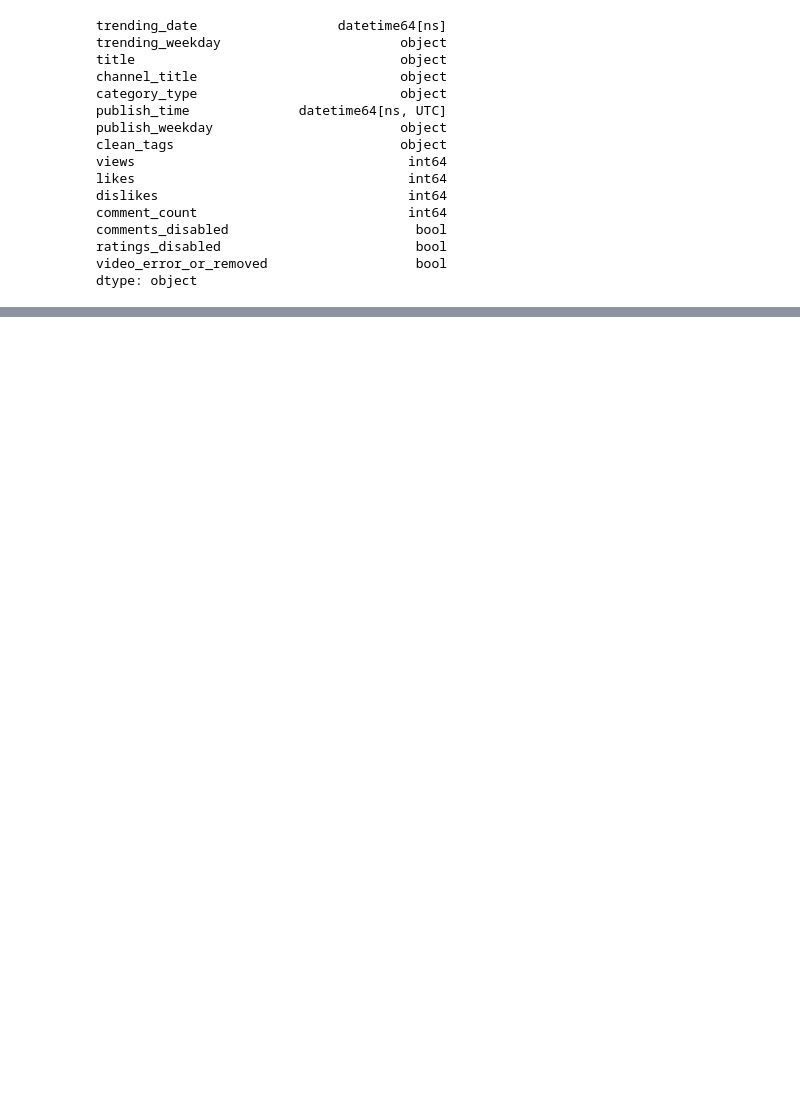
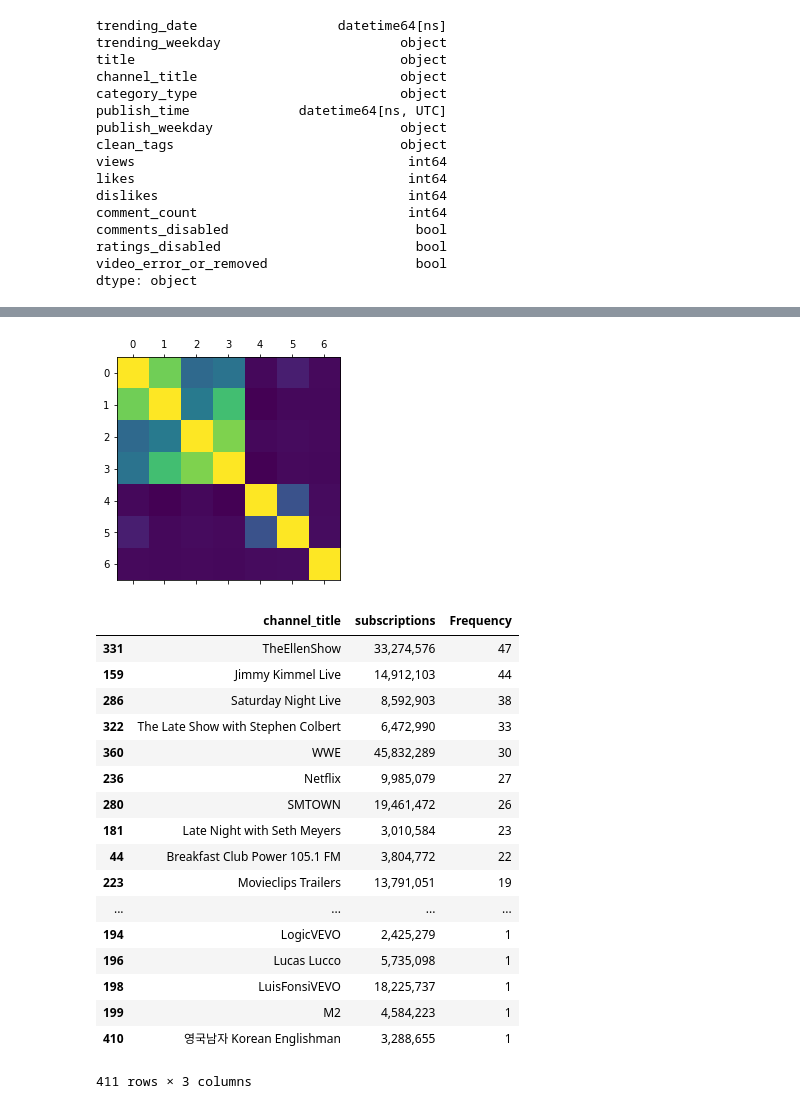
Before and after one commit to awaiskaleem/OsloMet_GroupGitHub, a Jupyter notebook: YouTube Project.ipynb, the cells around one changed output, grey strips where cells are left out. Drawn from its saved outputs; the diff is of its cells as text; code cells hidden in the pictures; blank space fills up the shorter version.

```diff
--- a/YouTube Project.ipynb
+++ b/YouTube Project.ipynb
@@ -287,0 +400,27 @@ df
+# %%
+#Basically the same as above but with a focus on color rather than numbers
+plt.matshow(dfSubs.corr())
+plt.show()
+#Here we are displaying the channels together with their numbers of subscriptions and the frequency of occurence in our dataset
+#This is important so we can find out whether there is a correlation between videos in trending and the subscriber amount
+dfSubs.groupby(['channel_title', 'subscriptions']).size().reset_index(name='Frequency').sort_values(by="Frequency",ascending=False)
+# %% [output]
+[figure, added]
+|  | channel_title | subscriptions | Frequency |
+| 331 | TheEllenShow | 33,274,576 | 47 |
+| 159 | Jimmy Kimmel Live | 14,912,103 | 44 |
+| 286 | Saturday Night Live | 8,592,903 | 38 |
+| 322 | The Late Show with Stephen Colbert | 6,472,990 | 33 |
+| 360 | WWE | 45,832,289 | 30 |
+| 236 | Netflix | 9,985,079 | 27 |
+| 280 | SMTOWN | 19,461,472 | 26 |
+| 181 | Late Night with Seth Meyers | 3,010,584 | 23 |
+| 44 | Breakfast Club Power 105.1 FM | 3,804,772 | 22 |
+| 223 | Movieclips Trailers | 13,791,051 | 19 |
+| ... | ... | ... | ... |
+| 194 | LogicVEVO | 2,425,279 | 1 |
+| 196 | Lucas Lucco | 5,735,098 | 1 |
+| 198 | LuisFonsiVEVO | 18,225,737 | 1 |
+| 199 | M2 | 4,584,223 | 1 |
+| 410 | 영국남자 Korean Englishman | 3,288,655 | 1 |
+411 rows × 3 columns
```
Also changed, not shown: parts of 18 cells of this notebook, 1 other file.
